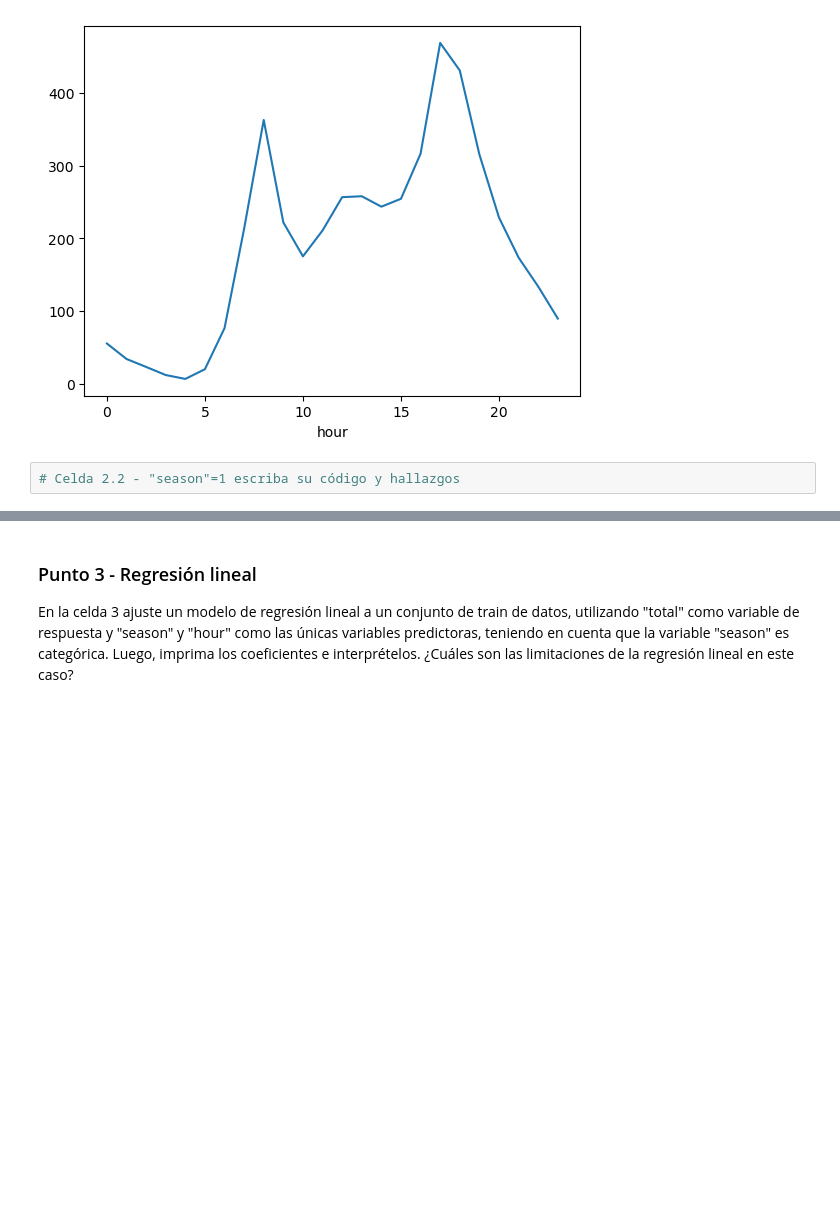
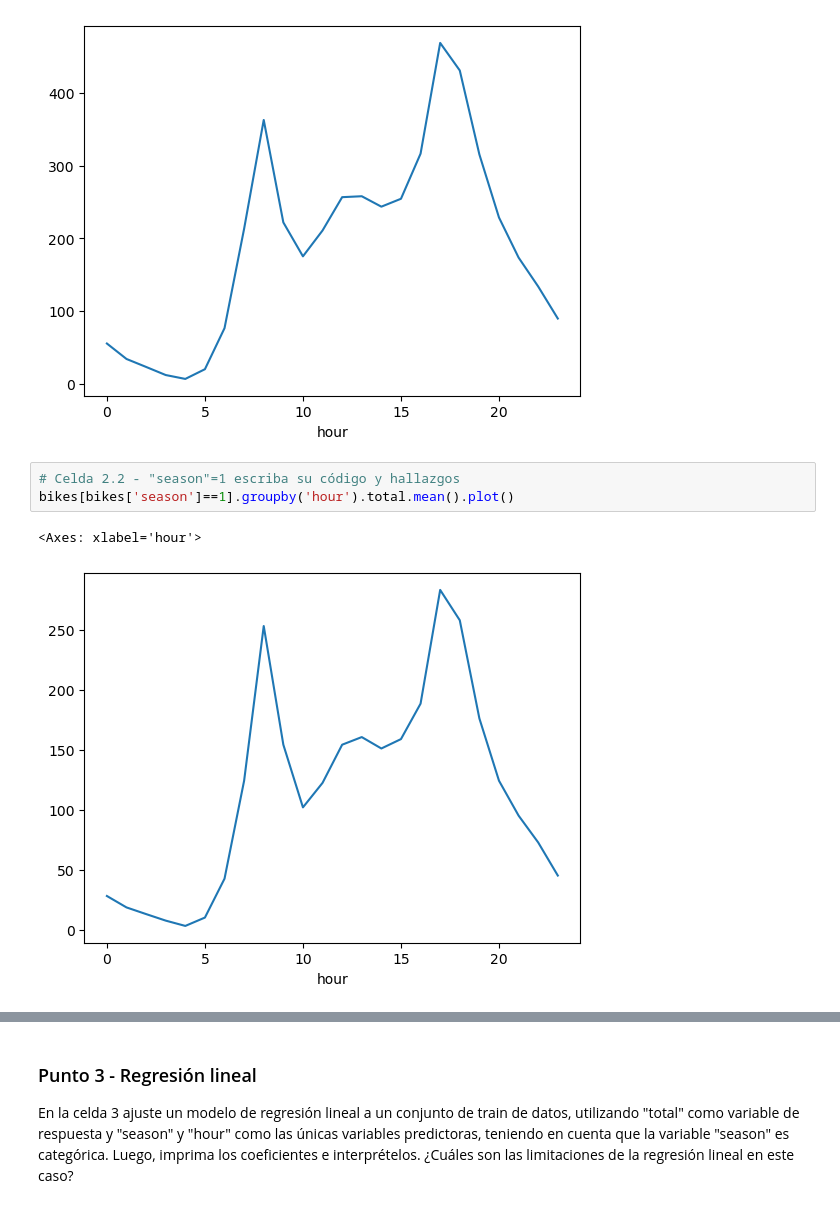
Before and after one commit to jantonioagudelo/MIAD_ML_NLP_2026, a Jupyter notebook: Semana 1/S1TC1_arboles_ensamblajes.ipynb, the cells around one changed output, grey strips where cells are left out. Drawn from its saved outputs; the diff is of its cells as text; blank space fills up the shorter version.

```diff
--- a/Semana 1/S1TC1_arboles_ensamblajes.ipynb
+++ b/Semana 1/S1TC1_arboles_ensamblajes.ipynb
@@ -88,5 +126,9 @@ bikes.groupby('hour').total.mean().plot()
 [figure]
 # %%
 # Celda 2.2 - "season"=1 escriba su código y hallazgos
+bikes[bikes['season']==1].groupby('hour').total.mean().plot()
+# %% [output]
+<Axes: xlabel='hour'>
+[figure, added]
 # %%
 # Celda 2.3 - "season"=3 escriba su código y hallazgos
```
Also changed, not shown: parts of 4 cells of this notebook.
